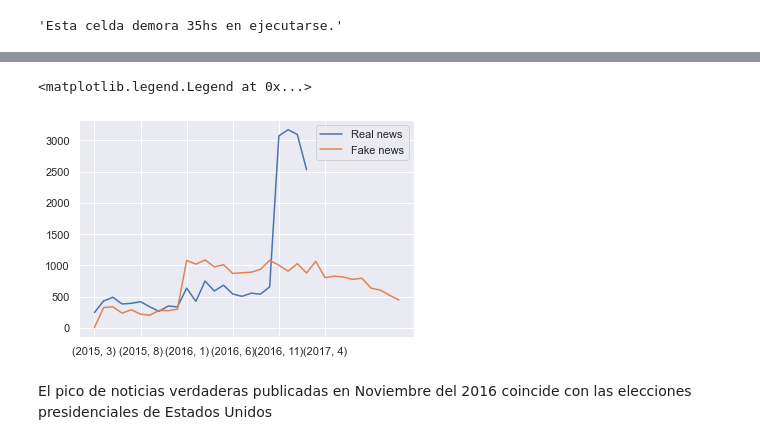
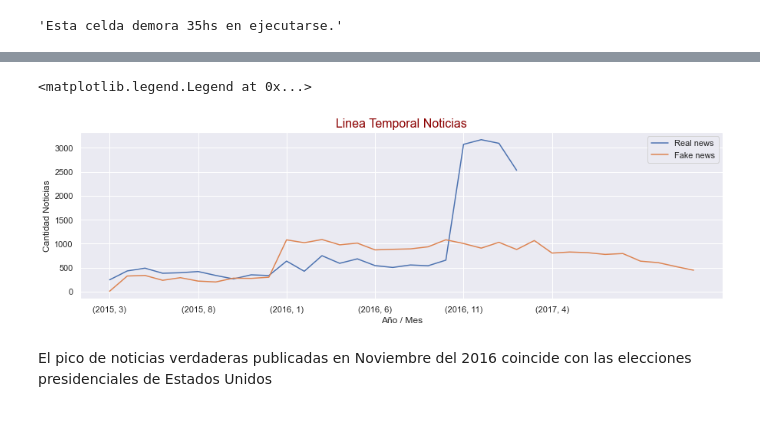
Before and after one commit to germanscillato/DS_DIGITALHOUSE-TP-INTEGRADOR, a Jupyter notebook: fakenews_organizada.ipynb, the cells around one changed output, grey strips where cells are left out. Saved outputs shown, nothing was run; the diff lists cells and outputs as text; code cells hidden in the pictures.

```diff
--- a/fakenews_organizada.ipynb
+++ b/fakenews_organizada.ipynb
@@ -143,7 +207,7 @@ data['words_in_dict_pct'] = data['text'].progress_apply(words_percentage)
 # %% [output]
 'Esta celda demora 35hs en ejecutarse.'
 # %%
-sns.set(rc={'figure.figsize':(12, 4)})
+sns.set(rc={'figure.figsize':(15, 4)})
 sns.histplot(data = data, x = 'subject', hue = 'real')
 
 
@@ -157,15 +220,19 @@ data = data.drop(columns = 'subject')
 # %%
 # Hacemos un gráfico mostrando el conteo de cuántas noticias falsas y cuántas verdaderas se publicaron
 # por mes en el dataset
-ax = data_real['date'].groupby([data_real["date"].dt.year, data_real["date"].dt.month]).count().plot.line(label = 'Real news')
-ax = data_fake['date'].groupby([data_fake["date"].dt.year, data_fake["date"].dt.month]).count().plot.line(label = 'Fake news')
+ax = data_real['date'].groupby([data_real["date"].dt.year,
+                             data_real["date"].dt.month]).count().plot.line(label = 'Real news')
+
+ax = data_fake['date'].groupby([data_fake["date"].dt.year,
+                            data_fake["date"].dt.month]).count().plot.line(label = 'Fake news')
 ax.set(xlabel=None)
+ax.set_title('Linea Temporal Noticias' , fontdict = font)
+ax.set_xlabel('Año / Mes')
+ax.set_ylabel('Cantidad Noticias')
 ax.legend()
-
-################### Agregar titulo gráfico
 # %% [output]
 <matplotlib.legend.Legend at 0x...>
-[figure, old version]
+[figure, new version]
 # %% [markdown]
 El pico de noticias verdaderas publicadas en Noviembre del 2016 coincide con las elecciones presidenciales de Estados Unidos
 # %%
```
Also changed, not shown: parts of 26 cells of this notebook, 2 other files.
